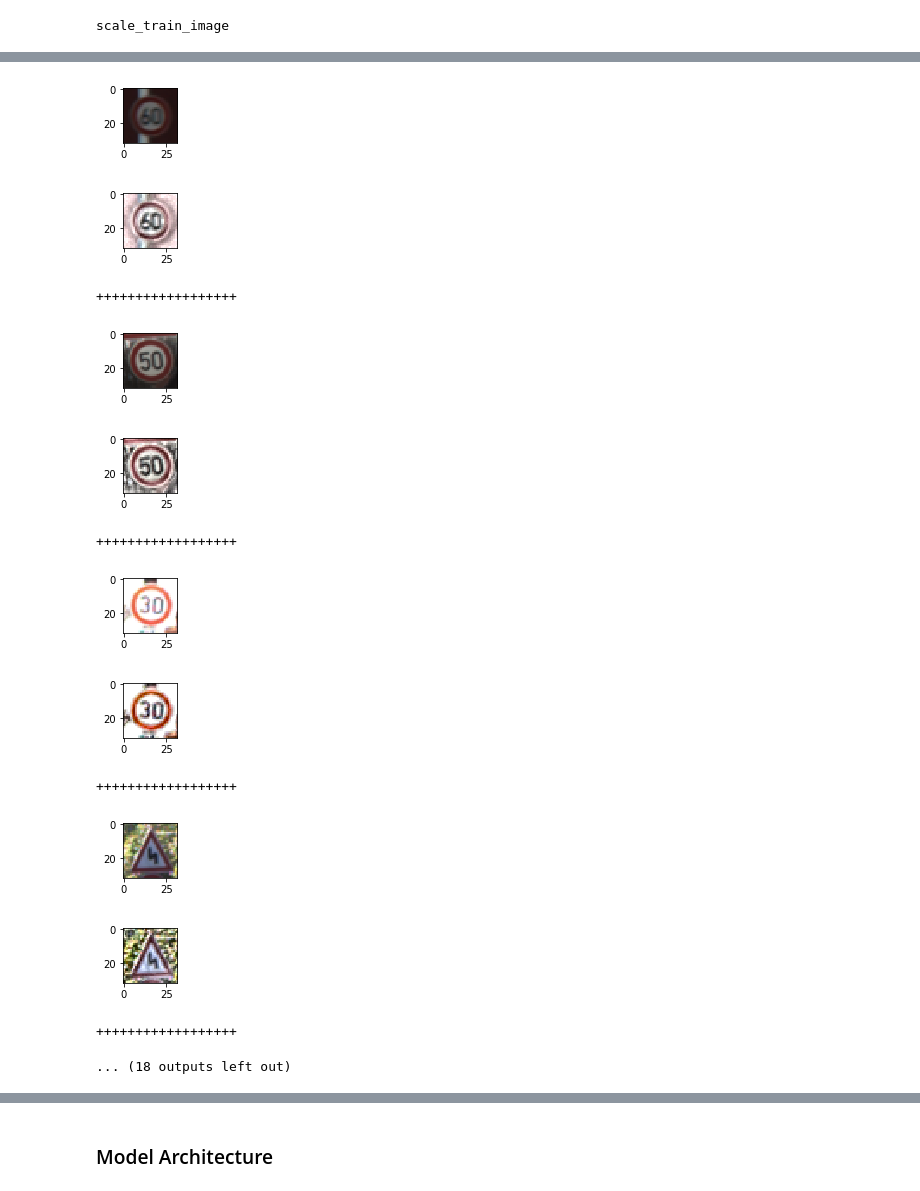
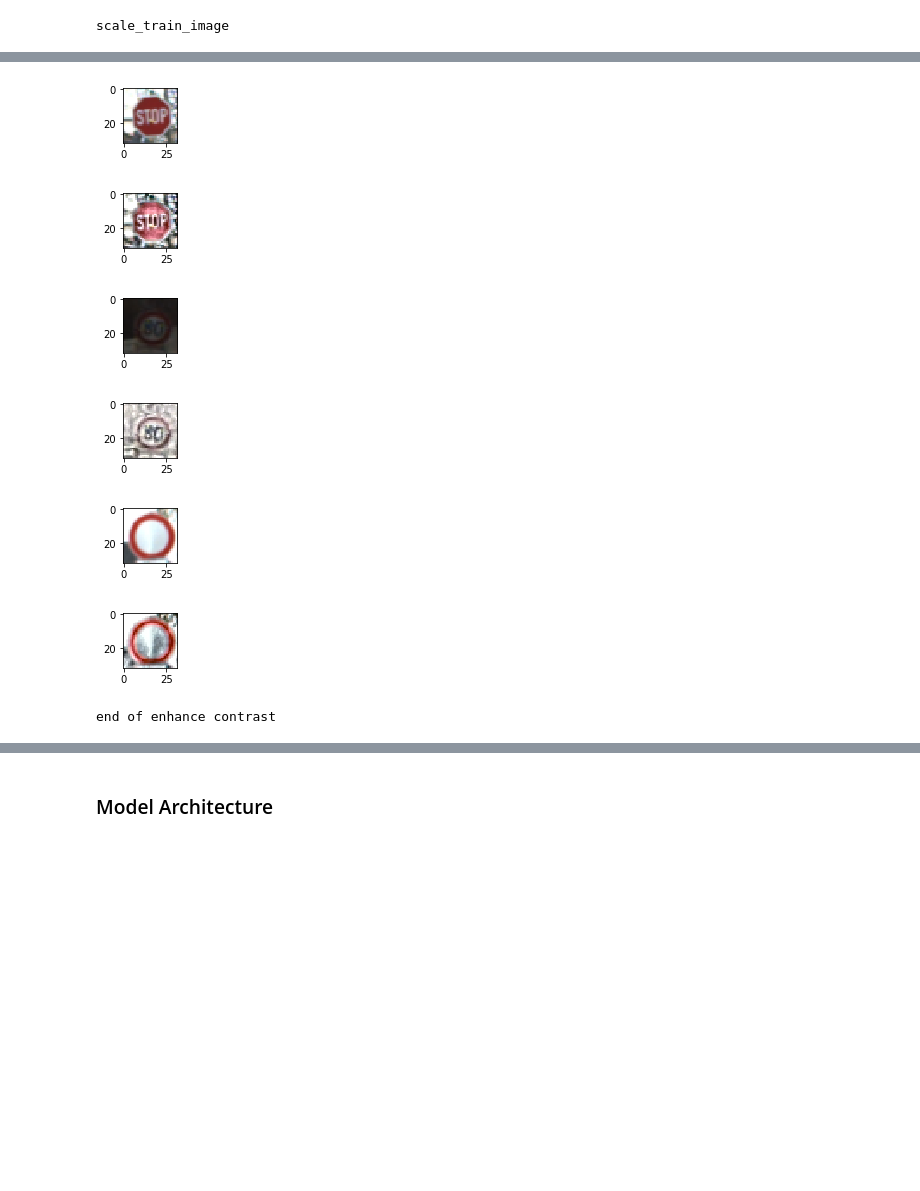
Before and after one commit to chengzg/Traffic_Sign_Classifier, a Jupyter notebook: Traffic_Sign_Classifier.ipynb, the cells around one changed output, grey strips where cells are left out. Drawn from its saved outputs; the diff is of its cells as text; code cells hidden in the pictures; blank space fills up the shorter version.

Commit message:
more update on the training pipeline

```diff
--- a/Traffic_Sign_Classifier.ipynb
+++ b/Traffic_Sign_Classifier.ipynb
@@ -237,29 +271,21 @@ def scale_train_images(input_train_images, output_train_images):
     for index in range(original_size):
         image  = input_train_images[index]
         output = output_train_images[index]
-        image1 =  cv2.resize(image, None,fx=0.5, fy=0.5, interpolation=cv2.INTER_AREA)
-        image2 =  cv2.resize(image, None,fx=0.8, fy=0.8, interpolation=cv2.INTER_AREA)
-        resized_image1 = cv2.copyMakeBorder(image1,8, 8, 8, 8,cv2.BORDER_CONSTANT)
-        resized_image2 = cv2.copyMakeBorder(image2,3, 3, 3, 3,cv2.BORDER_CONSTANT)
+        image1 =  cv2.resize(image, None,fx=0.8, fy=0.8, interpolation=cv2.INTER_AREA)
+        resized_image1 = cv2.copyMakeBorder(image1,3, 3, 3, 3,cv2.BORDER_CONSTANT)
         shrinked_images_input.append(resized_image1)
-        shrinked_images_input.append(resized_image2)
         shrinked_images_output.append(output)
-        shrinked_images_output.append(output)
-        if (index == 0):
+        displayImage = False
+        if (index == 0 and displayImage):
             input_image = X_train[0]
             print(input_image.shape)
             plt.figure(figsize=(1,1))
             plt.imshow(input_image)
             plt.show()
 
-            print(shrinked_image1.shape)
+            print(resized_image1.shape)
             plt.figure(figsize=(1,1))
-            plt.imshow(shrinked_image1)
-            plt.show()
-
-            print(shrinked_image2.shape)
-            plt.figure(figsize=(1,1))
-            plt.imshow(shrinked_image2)
+            plt.imshow(resized_image1)
             plt.show()
 
     shrinked_images_input_array = np.asarray(shrinked_images_input)
@@ -366,66 +386,50 @@ to add noise
 # %%
-# Enhance the contrast between input images
+# Enhance the contrast in input images
 def enhance_contrast(X_train, X_valid, X_test):
     new_images = [X_train, X_valid, X_test]
     for input_images in new_images:
         for x_index in range(len(input_images)):
             image = input_images[x_index]
             image = image.squeeze()
-            #print(image.shape)
-            #plt.figure(figsize=(1,1))
-            #plt.imshow(image)
-            #plt.show()
 
             lab = cv2.cvtColor(image, cv2.COLOR_BGR2LAB)
             l, a, b = cv2.split(lab)
             clahe = cv2.createCLAHE(clipLimit=3.0, tileGridSize=(8,8))
             cl = clahe.apply(l)
             limg = cv2.merge((cl, a, b))
             image1 = cv2.cvtColor(limg, cv2.COLOR_LAB2BGR)
 
             input_images[x_index] = image1
-            #image1 = X_train[x_train_index]
-            #print(image1.shape)
-            #plt.figure(figsize=(1,1))
-            #plt.imshow(image1)
-            #plt.show()
-            #break;
+
     return new_images[0], new_images[1], new_images[2]
-# X_train, y_train = train['features'], train['labels']
-# X_valid, y_valid = valid['features'], valid['labels']
-# X_test, y_test = test['features'], test['labels']
 
-random_indexes = random.sample(range(0, len(X_valid)), 10);
+example_image_size = 3
+random_indexes = random.sample(range(0, len(X_valid)), example_image_size);
 old_images = {}
 for i in random_indexes:
     image = X_valid[i]
     old_images[i] = copy.deepcopy(image)
 
 enhance_contrast(X_train, X_valid, X_test)
 
 for i in random_indexes:
     image1 = X_valid[i]
     plt.figure(figsize=(1,1))
     plt.imshow(old_images[i])
     plt.show()
     plt.figure(figsize=(1,1))
     plt.imshow(image1)
     plt.show()
-    print("++++++++++++++++++")
+
+print("end of enhance contrast")
 # %% [output]
-[figure, old version]
+[figure, new version]
-[figure, old version]
+[figure, new version]
-++++++++++++++++++
-[figure, old version]
+[figure, new version]
-[figure, old version]
+[figure, new version]
-++++++++++++++++++
-[figure, old version]
+[figure, new version]
-[figure, old version]
+[figure, new version]
-++++++++++++++++++
-[figure, removed]
-[figure, removed]
-++++++++++++++++++
-... (18 outputs left out)
+end of enhance contrast
 # %%
 import cv2
 import copy
```
Also changed, not shown: parts of 14 cells of this notebook.
